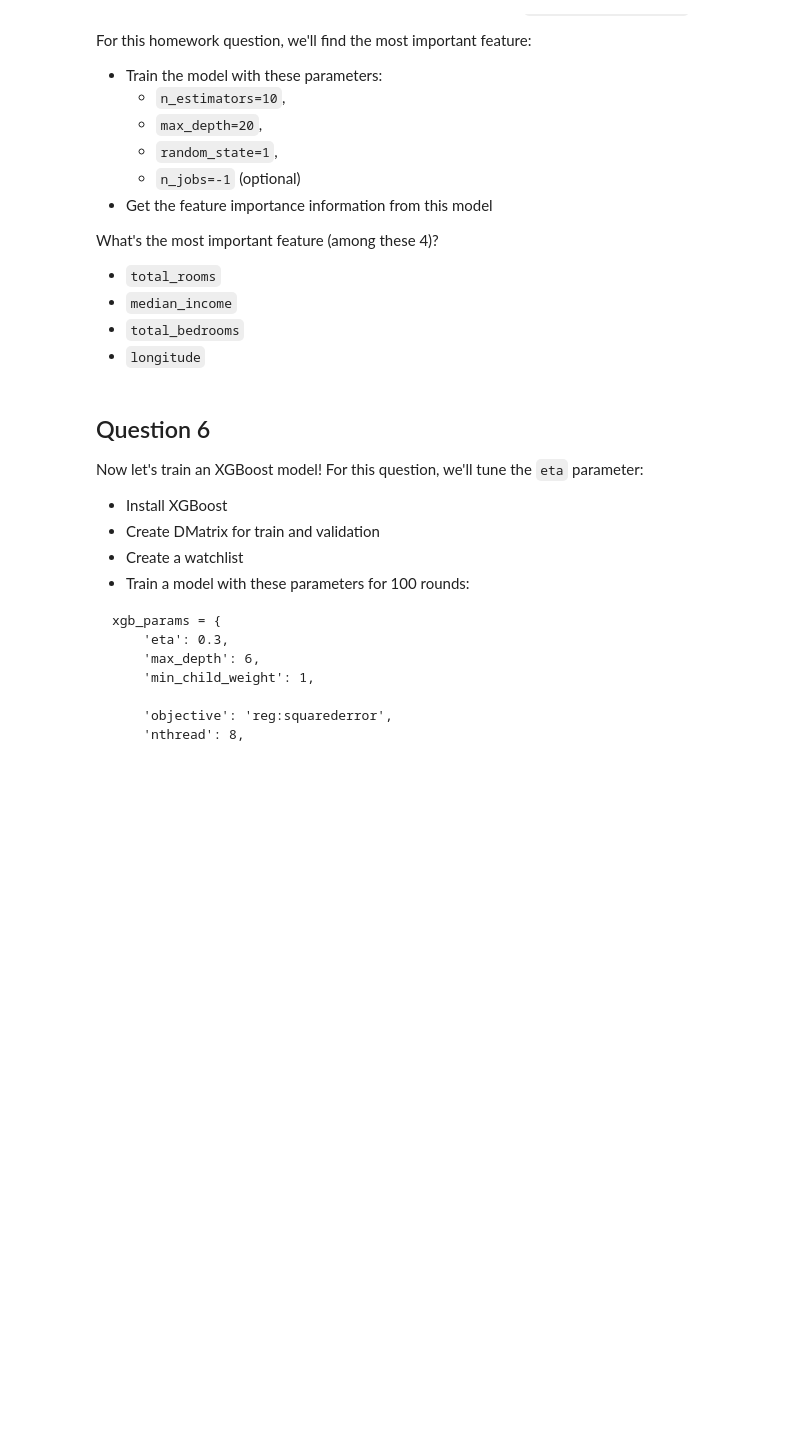
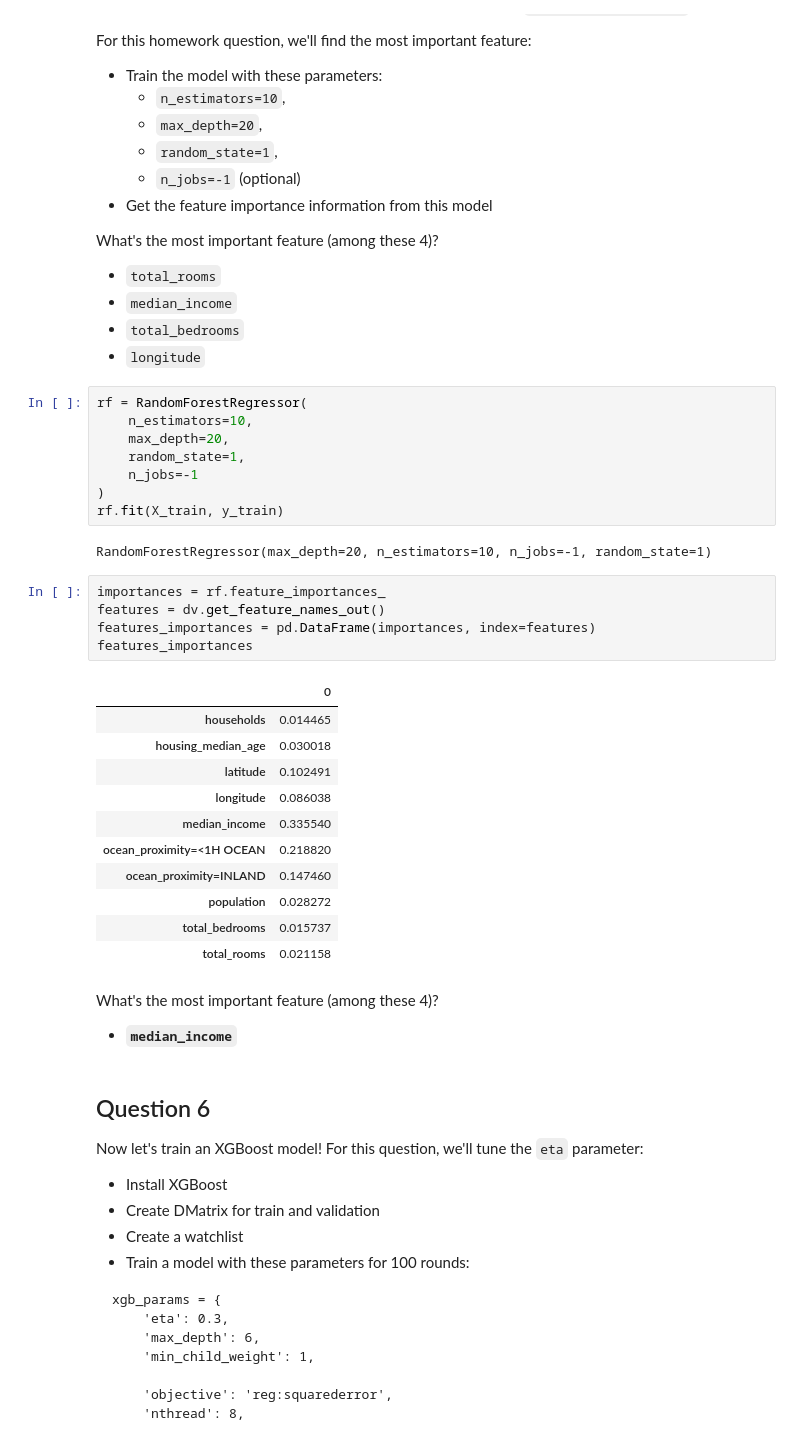
Before and after one commit to eltonlms/datatalks-club-courses, a Jupyter notebook: homeworks/06_trees.ipynb, the cells around one changed output. Saved outputs shown, nothing was run; the diff lists cells and outputs as text; blank space fills up the shorter version.

```diff
--- a/homeworks/06_trees.ipynb
+++ b/homeworks/06_trees.ipynb
@@ -125,6 +294,37 @@ What's the most important feature (among these 4)?
 * `median_income`
 * `total_bedrooms`
 * `longitude`
+# %%
+rf = RandomForestRegressor(
+    n_estimators=10,
+    max_depth=20,
+    random_state=1,
+    n_jobs=-1
+)
+rf.fit(X_train, y_train)
+# %% [output]
+RandomForestRegressor(max_depth=20, n_estimators=10, n_jobs=-1, random_state=1)
+# %%
+importances = rf.feature_importances_
+features = dv.get_feature_names_out()
+features_importances = pd.DataFrame(importances, index=features)
+features_importances
+# %% [output]
+|  | 0 |
+| households | 0.014465 |
+| housing_median_age | 0.030018 |
+| latitude | 0.102491 |
+| longitude | 0.086038 |
+| median_income | 0.335540 |
+| ocean_proximity=<1H OCEAN | 0.218820 |
+| ocean_proximity=INLAND | 0.147460 |
+| population | 0.028272 |
+| total_bedrooms | 0.015737 |
+| total_rooms | 0.021158 |
+# %% [markdown]
+What's the most important feature (among these 4)?
+
+* **`median_income`**
 # %% [markdown]
 ## Question 6
 
```
Also changed, not shown: parts of 33 cells of this notebook, 3 other files.
